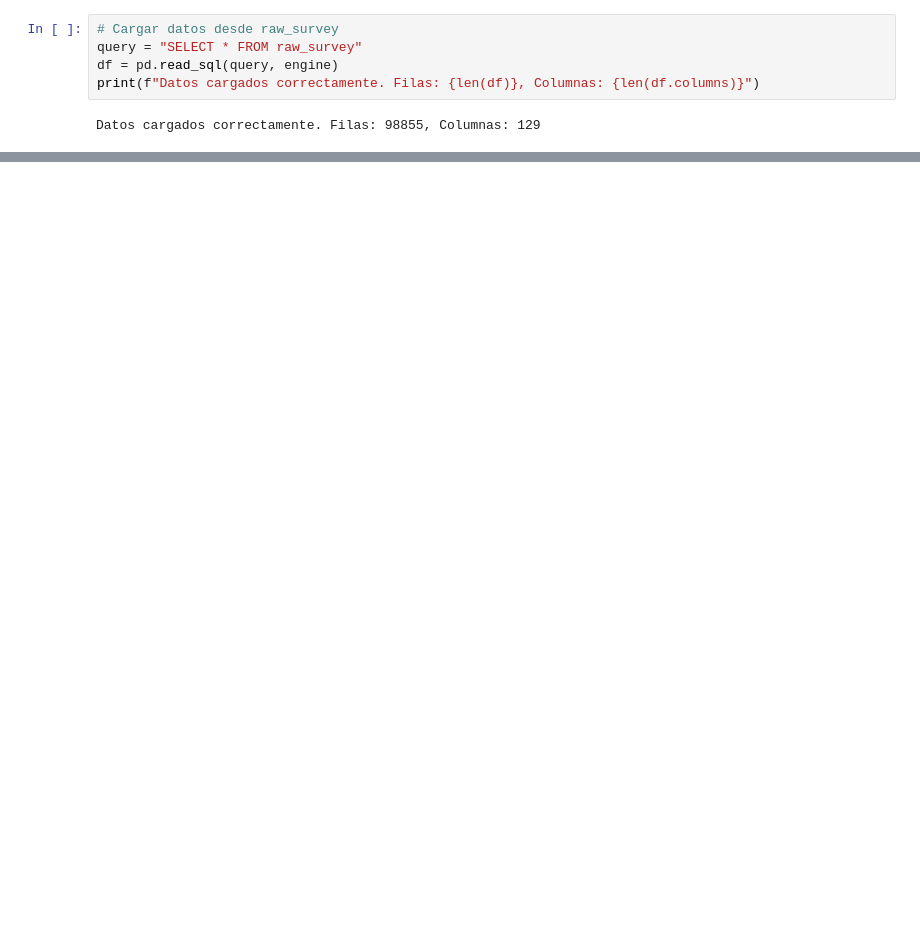
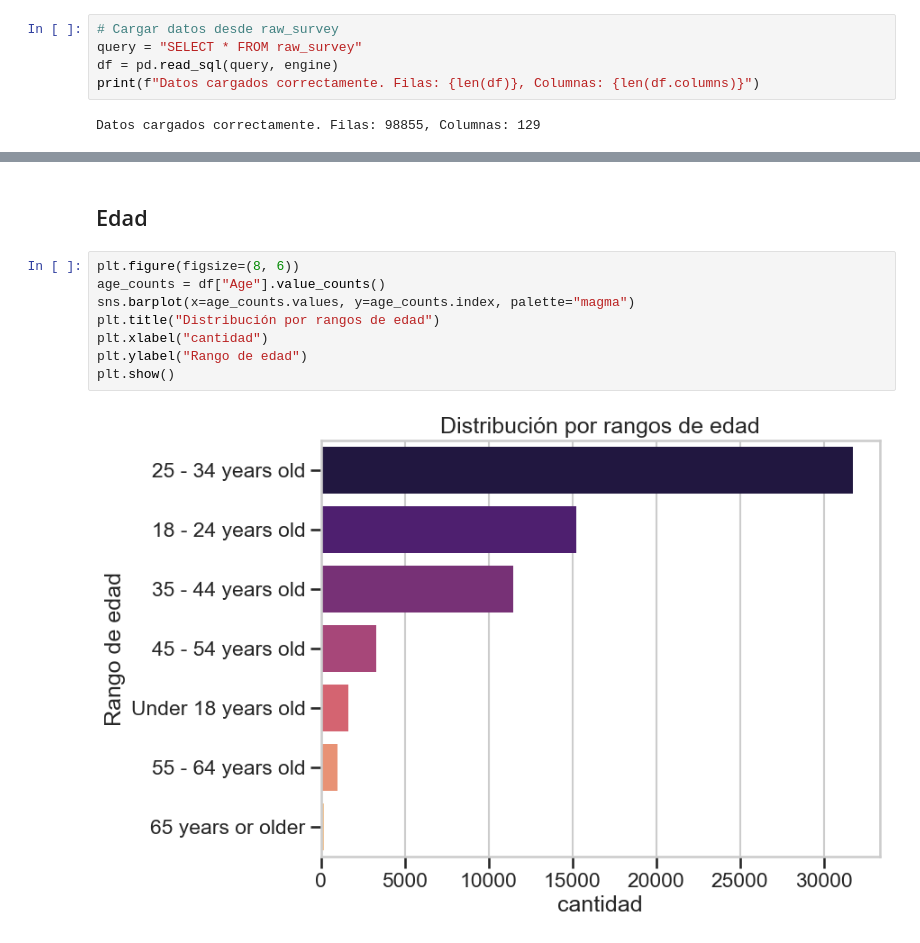
Before and after one commit to NicolasCuaran/DevSurveyInsights, a Jupyter notebook: notebooks/02_survey_eda.ipynb, the cells around one changed output, grey strips where cells are left out. Saved outputs shown, nothing was run; the diff lists cells and outputs as text; blank space fills up the shorter version.

```diff
--- a/notebooks/02_survey_eda.ipynb
+++ b/notebooks/02_survey_eda.ipynb
@@ -64,0 +176,12 @@ df_relevant = df[relevant_columns]
+# %% [markdown]
+## Edad
+# %%
+plt.figure(figsize=(8, 6))
+age_counts = df["Age"].value_counts()
+sns.barplot(x=age_counts.values, y=age_counts.index, palette="magma")
+plt.title("Distribución por rangos de edad")
+plt.xlabel("cantidad")
+plt.ylabel("Rango de edad")
+plt.show()
+# %% [output]
+[figure, added]
```
Also changed, not shown: parts of 54 cells of this notebook, 3 other files.
